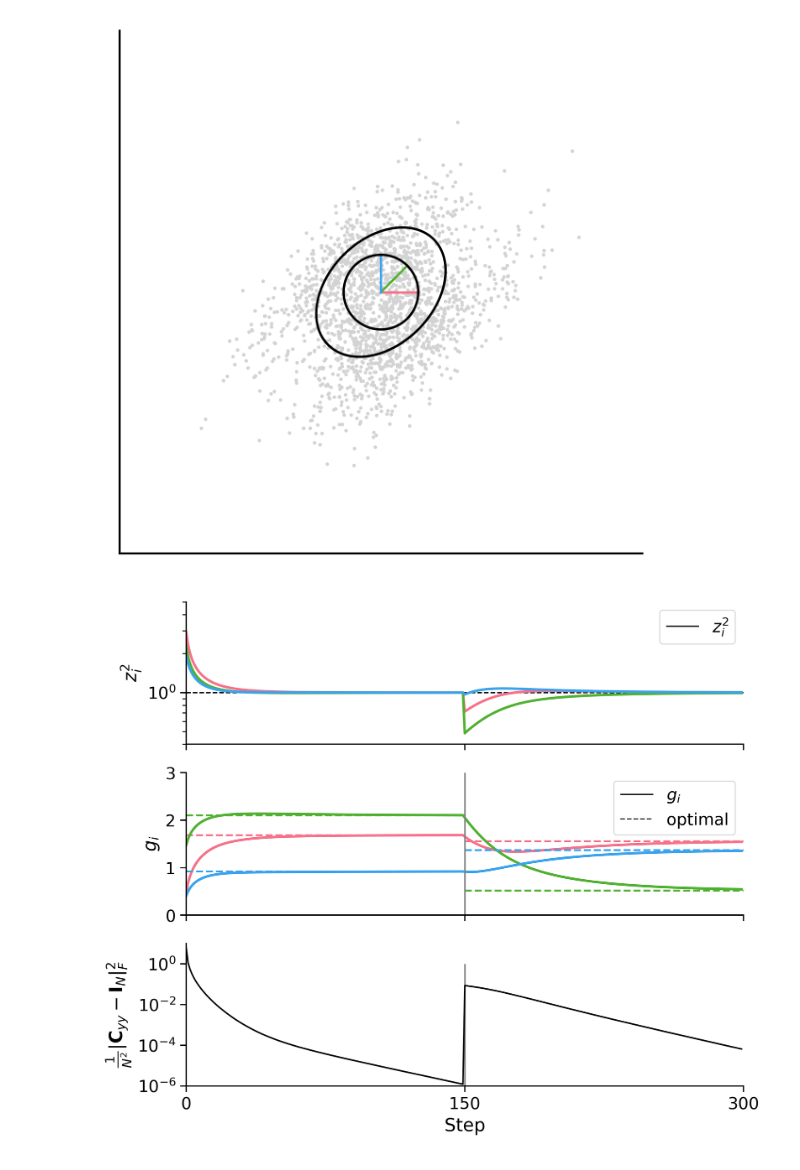
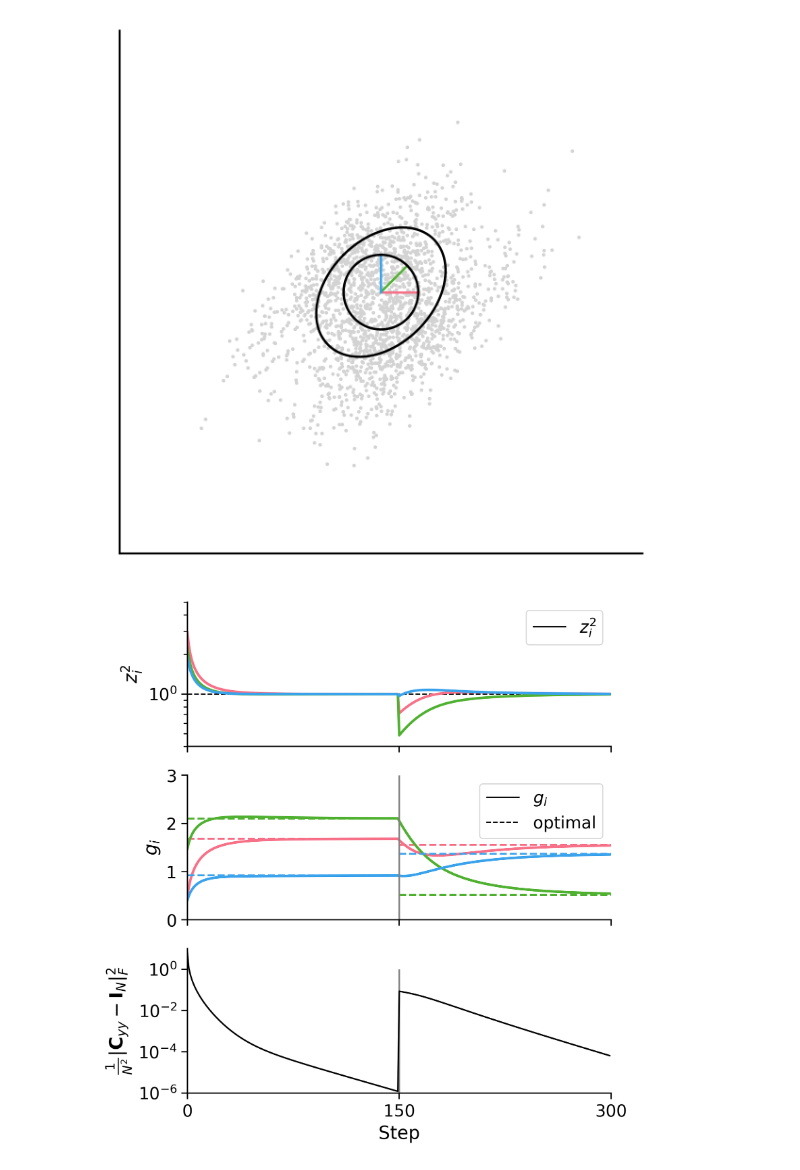
Before and after one commit to lyndond/frame_whitening, a Jupyter notebook: figures/loss_go_down.ipynb, the cells around one changed output. Saved outputs shown, nothing was run; the diff lists cells and outputs as text; code cells hidden in the pictures.

```diff
--- a/figures/loss_go_down.ipynb
+++ b/figures/loss_go_down.ipynb
@@ -13,7 +12,6 @@ from frame_whitening import simulation as sim
 n_samples = 1000
 N = 2
 np.random.seed(42069)
-
 
 X, y = sklearn.datasets.make_moons(n_samples=n_samples, noise=.28)
 
@@ -33,27 +31,6 @@ Xw = X @ L12
 X0 = Xw @ Lxx
 np.cov(X0.T)
 
-def plot_ellipse(C, n_pts= 100, ax=None, **kwargs) -> None:
-    """Plots 2D 1-stdev ellipse according to covariance matrix C"""
-    assert C.shape == (2, 2)
-    thetas = np.linspace(0, 2 * np.pi, n_pts)
-    dots = np.stack([np.cos(thetas), np.sin(thetas)]) * 1
-    E, V = np.linalg.eigh(C)
-    ellipse = V @ np.diag(np.sqrt(E)) @ dots
-    if ax is None:
-        ax = plt
-    ax.plot(ellipse[0, :], ellipse[1, :], **kwargs)
-
-def plot_frame2d( W, ax=None, **kwargs ) -> None:
-    """Plots 2D frame vectors, optionally plot the axes along which they lie"""
-    assert W.shape[0] == 2, "R must be in R2"
-    _, n_vectors = W.shape
-    if ax is None:
-        ax = plt
-    for i in range(n_vectors):
-        if i > 0 and "label" in kwargs:
-            kwargs.pop("label")
-        ax.plot([0, W[0, i]], [0, W[1, i]], "-", **kwargs)
 
 F = np.array([[1, 1/np.sqrt(2), 0],
               [0, 1/np.sqrt(2), 1]])
@@ -62,14 +39,14 @@ with sns.plotting_context("paper", font_scale=1.5):
   fig, ax = plt.subplots(1, 1, dpi=300, sharex="all", sharey="all")
   ax.scatter(*X0.T, color="lightgrey", s=1)
   ax.axis("square")
-  plot_ellipse(Cxx, ax=ax, color="k")
+  fwplt.plot_ellipse(Cxx, n_pts=100, ax=ax, color="k", stdev=1.)
 
   cols = sns.color_palette("husl", 3)
   for i, f in enumerate(F.T):
     ax.plot([0, f[0]], [0, f[1]], color=cols[i])
 
   ax.scatter(*Xw.T, color="lightgrey", s=1)
-  plot_ellipse(np.eye(2), ax=ax, color="k")
+  fwplt.plot_ellipse(np.eye(2), n_pts=100,  ax=ax, color="k", stdev=1.)
   axlim = 7
   ax.set(xticks=[], yticks=[], xlim=(-axlim,axlim), ylim=(-axlim, axlim))
   sns.despine()
@@ -100,7 +77,7 @@ W = np.array([[0, 1, 1], [1, 1, 0]])
 W = fw.normalize_frame(W)
 
 g0 = np.array([0.01, 1.2, 0.25])
-g, g_all, errors, variances = sim.simulate(cholesky_list, W, batch_size, n_batch, lr_g, g0=g0, online=False, seed=seed)
+g, g_all, errors, variances = fws.simulate(cholesky_list, W, batch_size, n_batch, lr_g, g0=g0, online=False, seed=seed)
 # %%
 def get_variances(g, W, Cxx):
     N = W.shape[0]
@@ -123,7 +100,7 @@ vars = np.stack(vars)
 with sns.plotting_context("paper", font_scale=1.5):
 
     cols = sns.color_palette("husl", 3)
-    fig, ax = plt.subplots(3, 1, figsize=(8, 7), sharex="all", dpi=300)
+    fig, ax = plt.subplots(3, 1, figsize=(6, 7), sharex="all", dpi=300)
 
     for i in range(k):
         ax[0].plot(vars[:,i], color=cols[i], linewidth=2)
@@ -135,33 +112,33 @@ with sns.plotting_context("paper", font_scale=1.5):
         1, 0, 2*n_batch, color="k", linestyle="--", linewidth=1.,  zorder=-1)
 
 
-    g_opt0 = sim.get_g_opt(W, Cxx0)
-    g_opt1 = sim.get_g_opt(W, Cxx1)
+    g_opt0 = fws.get_g_opt(W, Cxx0)
+    g_opt1 = fws.get_g_opt(W, Cxx1)
     g_opt = [g_opt0, g_opt1]
 
     # dummy line for legend
     ax[1].vlines(
         n_batch, 0, 1, color="k", ls="-", linewidth=1, label=r"$g_i$", zorder=-1)
     ax[1].hlines(
         g_opt[0], 0, 0, color="k", linestyle="--",
         linewidth=1., label="optimal", zorder=-1)
 
     for i in range(k):
         ax[1].plot(g_all[:,i], color=cols[i], linewidth=2)
         ax[1].hlines(g_opt0[i], 0, n_batch, color=cols[i], linestyle='--', lw=1.5)
         ax[1].hlines(g_opt1[i], n_batch, 2*n_batch, color=cols[i], linestyle='--', lw=1.5)
     ax[1].vlines(n_batch, 0, 3, color="grey", linestyle='-')
     ax[2].vlines(n_batch, 1E-10, 1, color="grey", linestyle='-')
 
     ax[0].set(ylabel=r"$z_i^2$", yscale="log", ylim=(.4, 5))
     ax[0].legend(loc="upper right")
     ax[1].set(ylabel=r"$g_i$", xlim=(0, n_batch * len(cholesky_list)), ylim=(0, 3),
     xticks=(0, n_batch, 2*n_batch))
     ax[2].plot(errors, "k")
 
     ax[2].set(ylabel=r"$\frac{1}{N^2}\|{\bf C}_{yy} - {\bf I}_N\|_{F}^2$", xlabel="Step",
     yscale="log", ylim=(1E-6, 10))
     ax[1].legend(loc="upper right")
     sns.despine()
 # %% [output]
-[figure, old version]
+[figure, new version]
```
Also changed, not shown: parts of 1 cell of this notebook, 2 other files.
